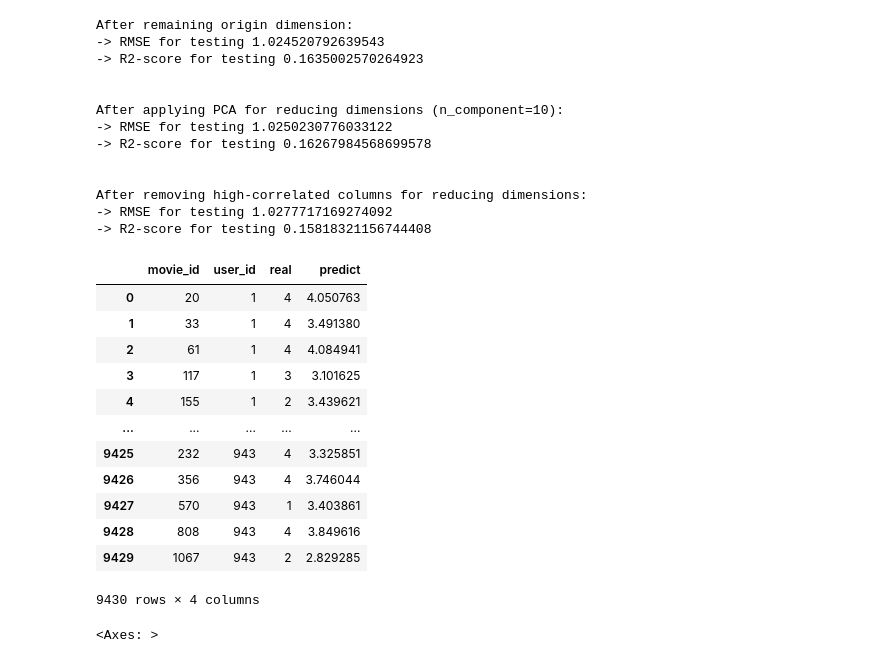
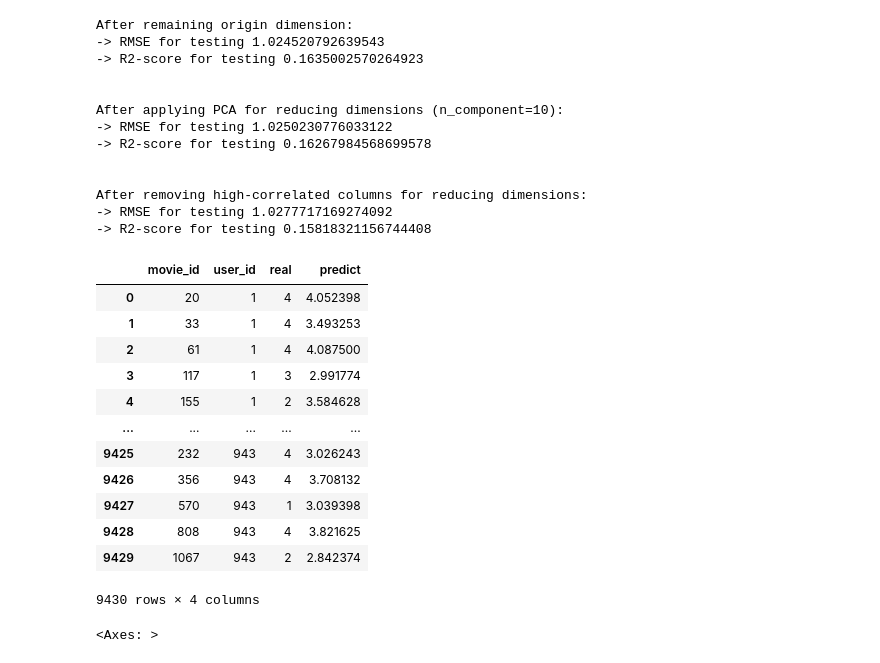
Before and after one commit to Narius2030/Recommendation-System, a Jupyter notebook: recommendsys-rating.ipynb, the cells around one changed output. Saved outputs shown, nothing was run; the diff lists cells and outputs as text; code cells hidden in the pictures.

```diff
--- a/recommendsys-rating.ipynb
+++ b/recommendsys-rating.ipynb
@@ -179,6 +179,9 @@ class ContentBasedWithRating():
         scores = rate_matrix.iloc[ids, 2] # rates of those movie_ids
         return item_ids, scores
 
+    def regression_func(self, movie_ids, user_id):
+        return abs(self.tfidf[movie_ids-1, :].dot(self.W[:, user_id-1]) + self.b[0, user_id-1])
+
     def fit_transform(self, rate_train:iter, n_users:int, lamda=3):
         for n in range(1, n_users+1):
             ids, scores = self.get_items_rated_by_user(rate_train, n)   # choose the movie_ids and scores of rated movies by user_n
@@ -198,7 +201,8 @@ class ContentBasedWithRating():
         movie_ids, scores = self.get_items_rated_by_user(rate_test, user_id)
         print('Rated movies ids :', movie_ids.to_list())
         print('True ratings     :', scores.to_list())
-        print('Predicted ratings:', Yhat[movie_ids-1, user_id-1])
+        print('Predicted ratings:', self.regression_func(movie_ids, user_id))
+        # print('Predicted ratings:', Yhat[movie_ids-1, user_id-1])
         # Plotting linear regression of rate_test and predicts
         sns.regplot(x=Yhat[movie_ids-1, user_id-1], y=scores)
         plt.xlabel('Predicted scores')
@@ -210,7 +214,8 @@ class ContentBasedWithRating():
         users, ids, reals, preds = [], [], [], []
         for n in range(1, n_users+1):
             movie_ids, scores_truth = self.get_items_rated_by_user(rates, n)
-            scores_pred = self.Yhat[movie_ids-1, n-1]
+            scores_pred = self.regression_func(movie_ids, n)
+            # scores_pred = self.Yhat[movie_ids-1, n-1]
             # Aggerate the performance info
             ids += movie_ids.to_list()
             users += [n for i in range(len(movie_ids.to_list()))]
@@ -225,7 +230,8 @@ class ContentBasedWithRating():
         se, cnt = 0.0, 0
         for n in range(1, n_users+1):
             ids, scores_truth = self.get_items_rated_by_user(rates, n)
-            scores_pred = self.Yhat[ids-1, n-1]
+            scores_pred = self.regression_func(ids, n)
+            # scores_pred = self.Yhat[ids-1, n-1]
             # Calculate sigma of the squared differences
             e = scores_truth - scores_pred
             se += (e*e).sum(axis = 0)
@@ -237,7 +243,8 @@ class ContentBasedWithRating():
         users, ids, reals, preds = [], [], [], []
         for n in range(1, n_users+1):
             movie_ids, scores_truth = self.get_items_rated_by_user(rates, n)
-            scores_pred = self.Yhat[movie_ids-1, n-1]
+            scores_pred =self.regression_func(movie_ids, n)
+            # scores_pred = self.Yhat[movie_ids-1, n-1]
             # Aggerate the performance info
             try:
                 ids += movie_ids.to_list()
@@ -320,20 +332,20 @@ After removing high-correlated columns for reducing dimensions:
 -> RMSE for testing 1.0277717169274092
 -> R2-score for testing 0.15818321156744408
 # %%
-result_pca = recommender_pca.predict_all(rate_test, n_users)
-result_pca
+result = recommender.predict_all(rate_test, n_users)
+result
 # %% [output]
 |  | movie_id | user_id | real | predict |
-| 0 | 20 | 1 | 4 | 4.050763 |
-| 1 | 33 | 1 | 4 | 3.491380 |
-| 2 | 61 | 1 | 4 | 4.084941 |
-| 3 | 117 | 1 | 3 | 3.101625 |
-| 4 | 155 | 1 | 2 | 3.439621 |
+| 0 | 20 | 1 | 4 | 4.052398 |
+| 1 | 33 | 1 | 4 | 3.493253 |
+| 2 | 61 | 1 | 4 | 4.087500 |
+| 3 | 117 | 1 | 3 | 2.991774 |
+| 4 | 155 | 1 | 2 | 3.584628 |
 | ... | ... | ... | ... | ... |
-| 9425 | 232 | 943 | 4 | 3.325851 |
-| 9426 | 356 | 943 | 4 | 3.746044 |
-| 9427 | 570 | 943 | 1 | 3.403861 |
-| 9428 | 808 | 943 | 4 | 3.849616 |
-| 9429 | 1067 | 943 | 2 | 2.829285 |
+| 9425 | 232 | 943 | 4 | 3.026243 |
+| 9426 | 356 | 943 | 4 | 3.708132 |
+| 9427 | 570 | 943 | 1 | 3.039398 |
+| 9428 | 808 | 943 | 4 | 3.821625 |
+| 9429 | 1067 | 943 | 2 | 2.842374 |
 9430 rows × 4 columns
 # %%
```
Also changed, not shown: parts of 5 cells of this notebook.
